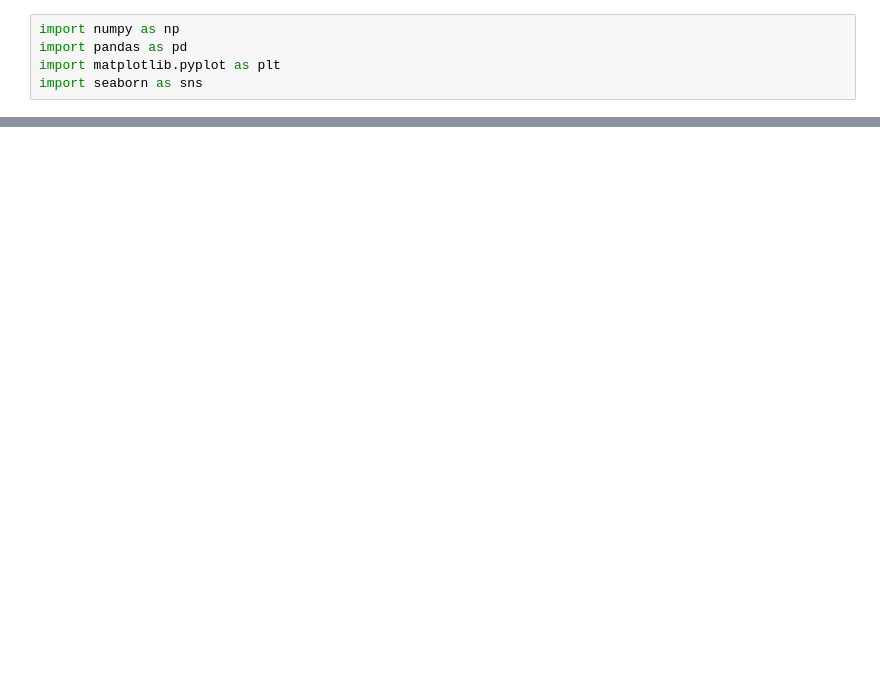
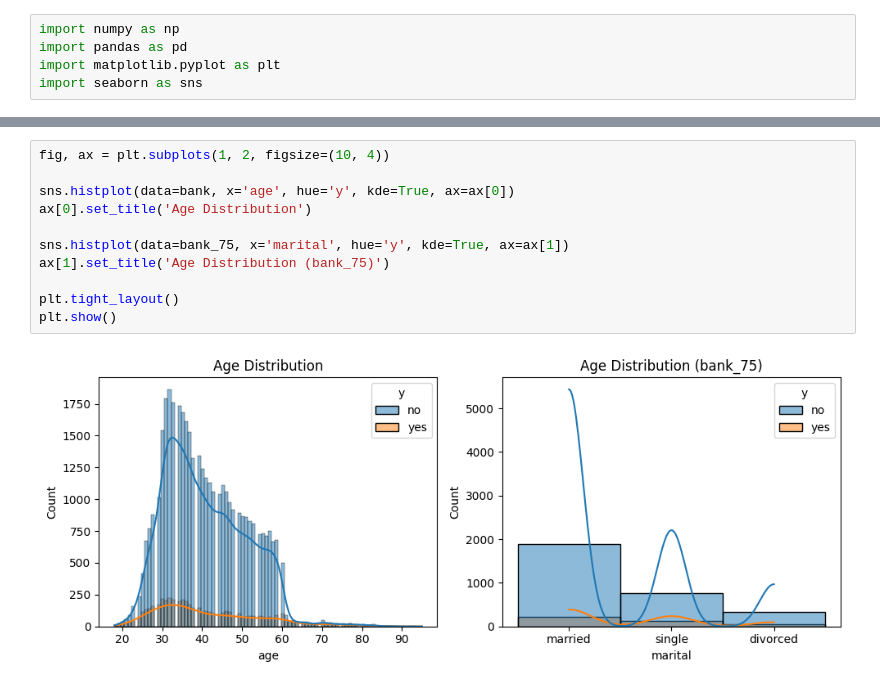
Before and after one commit to krsnathkr/PredictingBankTermDeposits, a Jupyter notebook: main.ipynb, the cells around one changed output, grey strips where cells are left out. Drawn from its saved outputs; the diff is of its cells as text; blank space fills up the shorter version.

```diff
--- a/main.ipynb
+++ b/main.ipynb
@@ -36,0 +80,13 @@ memory usage: 600.6+ KB
+# %%
+fig, ax = plt.subplots(1, 2, figsize=(10, 4))
+
+sns.histplot(data=bank, x='age', hue='y', kde=True, ax=ax[0])
+ax[0].set_title('Age Distribution')
+
+sns.histplot(data=bank_75, x='marital', hue='y', kde=True, ax=ax[1])
+ax[1].set_title('Age Distribution (bank_75)')
+
+plt.tight_layout()
+plt.show()
+# %% [output]
+[figure, added]
```
Also changed, not shown: parts of 9 cells of this notebook.
